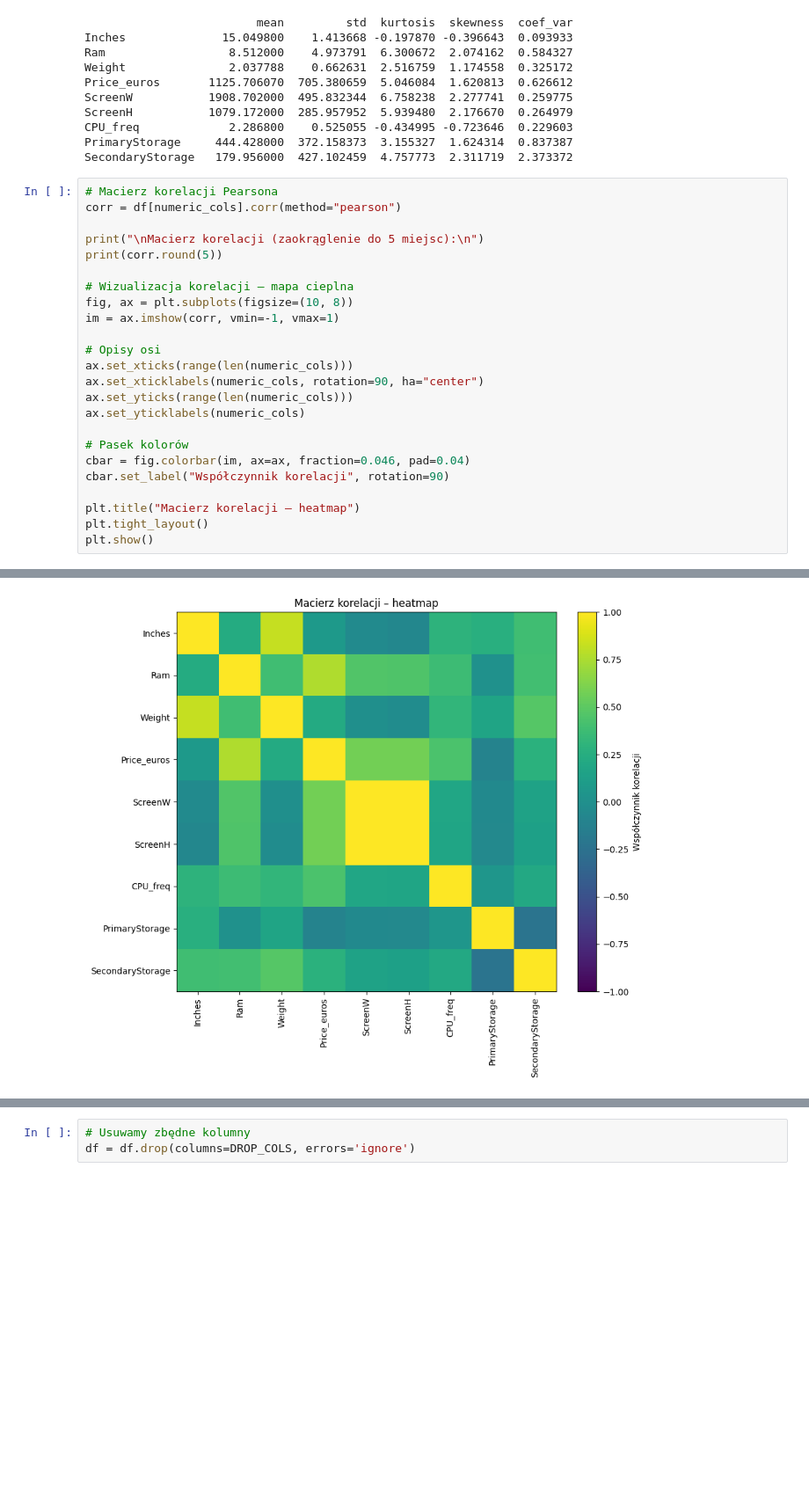
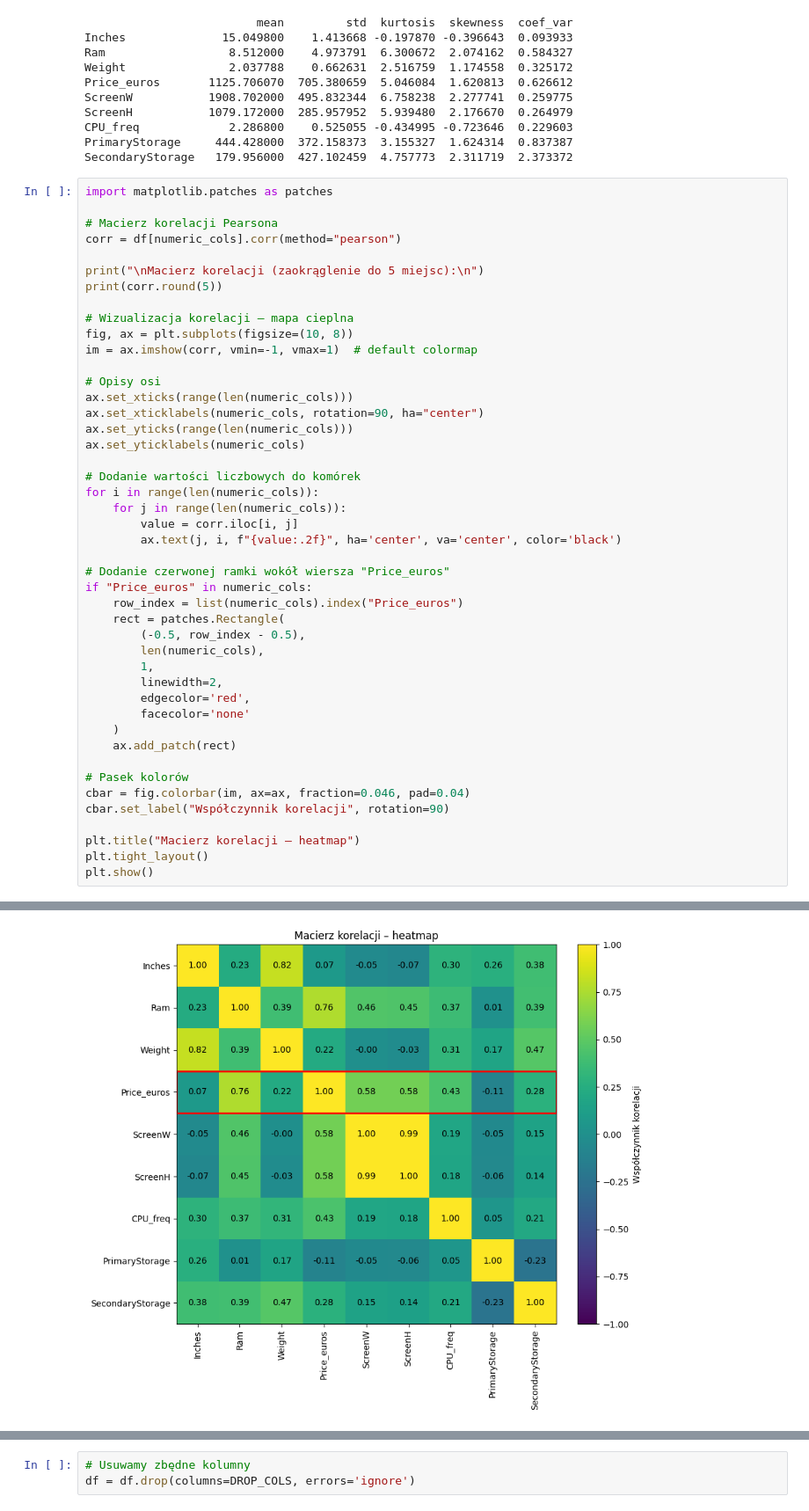
Before and after one commit to anteqkois/studies-econometrics-labs, a Jupyter notebook: project/kois_mazur_projekt.ipynb, the cells around one changed output, grey strips where cells are left out. Shown at 88% size. Saved outputs shown, nothing was run; the diff lists cells and outputs as text; blank space fills up the shorter version.

```diff
--- a/project/kois_mazur_projekt.ipynb
+++ b/project/kois_mazur_projekt.ipynb
@@ -80,6 +80,8 @@ CPU_freq             2.286800    0.525055 -0.434995 -0.723646  0.229603
 PrimaryStorage     444.428000  372.158373  3.155327  1.624314  0.837387
 SecondaryStorage   179.956000  427.102459  4.757773  2.311719  2.373372
 # %%
+import matplotlib.patches as patches
+
 # Macierz korelacji Pearsona
 corr = df[numeric_cols].corr(method="pearson")
 
@@ -88,40 +90,59 @@ print(corr.round(5))
 
 # Wizualizacja korelacji – mapa cieplna
 fig, ax = plt.subplots(figsize=(10, 8))
-im = ax.imshow(corr, vmin=-1, vmax=1)
+im = ax.imshow(corr, vmin=-1, vmax=1)  # default colormap
 
 # Opisy osi
 ax.set_xticks(range(len(numeric_cols)))
 ax.set_xticklabels(numeric_cols, rotation=90, ha="center")
 ax.set_yticks(range(len(numeric_cols)))
 ax.set_yticklabels(numeric_cols)
+
+# Dodanie wartości liczbowych do komórek
+for i in range(len(numeric_cols)):
+    for j in range(len(numeric_cols)):
+        value = corr.iloc[i, j]
+        ax.text(j, i, f"{value:.2f}", ha='center', va='center', color='black')
+
+# Dodanie czerwonej ramki wokół wiersza "Price_euros"
+if "Price_euros" in numeric_cols:
+    row_index = list(numeric_cols).index("Price_euros")
+    rect = patches.Rectangle(
+        (-0.5, row_index - 0.5),
+        len(numeric_cols),
+        1,
+        linewidth=2,
+        edgecolor='red',
+        facecolor='none'
+    )
+    ax.add_patch(rect)
 
 # Pasek kolorów
 cbar = fig.colorbar(im, ax=ax, fraction=0.046, pad=0.04)
 cbar.set_label("Współczynnik korelacji", rotation=90)
 
 plt.title("Macierz korelacji – heatmap")
 plt.tight_layout()
 plt.show()
 # %% [output]
 Macierz korelacji (zaokrąglenie do 5 miejsc):
 
                    Inches      Ram   Weight  Price_euros  ScreenW  ScreenH  \
 Inches            1.00000  0.23295  0.82392      0.07079 -0.04676 -0.07043
 Ram               0.23295  1.00000  0.38976      0.76340  0.45563  0.44695
 Weight            0.82392  0.38976  1.00000      0.21953 -0.00383 -0.02567
 Price_euros       0.07079  0.76340  0.21953      1.00000  0.57717  0.57513
 ScreenW          -0.04676  0.45563 -0.00383      0.57717  1.00000  0.99355
 ScreenH          -0.07043  0.44695 -0.02567      0.57513  0.99355  1.00000
 CPU_freq          0.29613  0.37303  0.31324      0.43245  0.18731  0.17671
 PrimaryStorage    0.26112  0.01037  0.17174     -0.10604 -0.05033 -0.05732
 SecondaryStorage  0.38299  0.39085  0.47008      0.28036  0.15056  0.13869
 ... (7 lines left out)
 ScreenH            0.17671        -0.05732           0.13869
 CPU_freq           1.00000         0.05396           0.20782
 PrimaryStorage     0.05396         1.00000          -0.23088
 SecondaryStorage   0.20782        -0.23088           1.00000
-[figure, old version]
+[figure, new version]
 # %% [markdown]
 - Company - zostawiamy top X kategorii (19 kategorii)
 - Product - zbyt dużo kategorii i mniej istotne (618)
```
Also changed, not shown: parts of 6 cells of this notebook, 1 other file.
